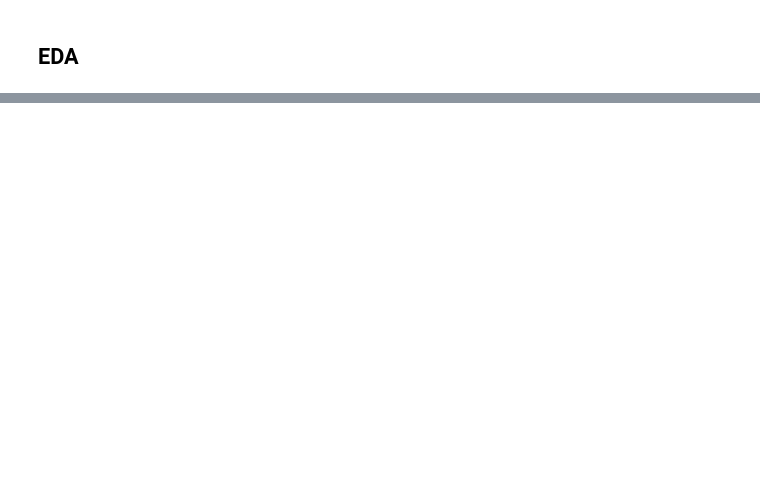
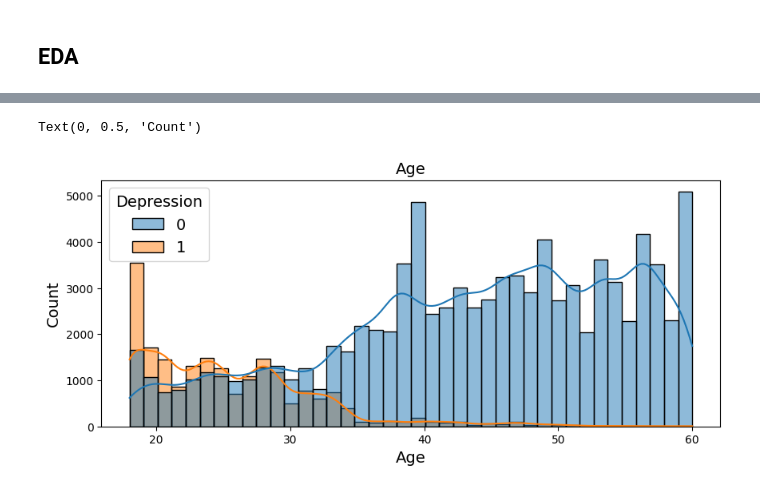
Before and after one commit to MrIsCM/KaggleCompetitions, a Jupyter notebook: PS-S4-E11-MentalHealth/notebooks/main.ipynb, the cells around one changed output, grey strips where cells are left out. Cells and saved outputs as stored; diff of their text form; code cells hidden in the pictures; blank space fills up the shorter version.

```diff
--- a/PS-S4-E11-MentalHealth/notebooks/main.ipynb
+++ b/PS-S4-E11-MentalHealth/notebooks/main.ipynb
@@ -55,4 +67,4 @@ dtype: int64
 target = "Depression"
 X, y = data.drop(columns=[target]), data[target]
 
-X_train, X_val, y_train, y_val = train_test_split(X, y, test_size=0.2, random_state=0)
+X_train, X_val, y_train, y_val = train_test_split(X, y, test_size=0.2, stratify=y, random_state=0)
@@ -60,0 +88,12 @@ X_train, X_val, y_train, y_val = train_test_split(X, y, test_size=0.2, random_st
+# %%
+# Take a look at the depression distribution for each feature
+
+fig, ax = plt.subplots(1, 1, figsize=(10, 4))
+
+sns.histplot(data=X_train, x="Age", hue=y_train, multiple ='layer' ,ax=ax, bins=40, kde=True)
+ax.set_title("Age")
+ax.set_xlabel("Age")
+ax.set_ylabel("Count")
+# %% [output]
+Text(0, 0.5, 'Count')
+[figure, added]
```
Also changed, not shown: parts of 10 cells of this notebook.
